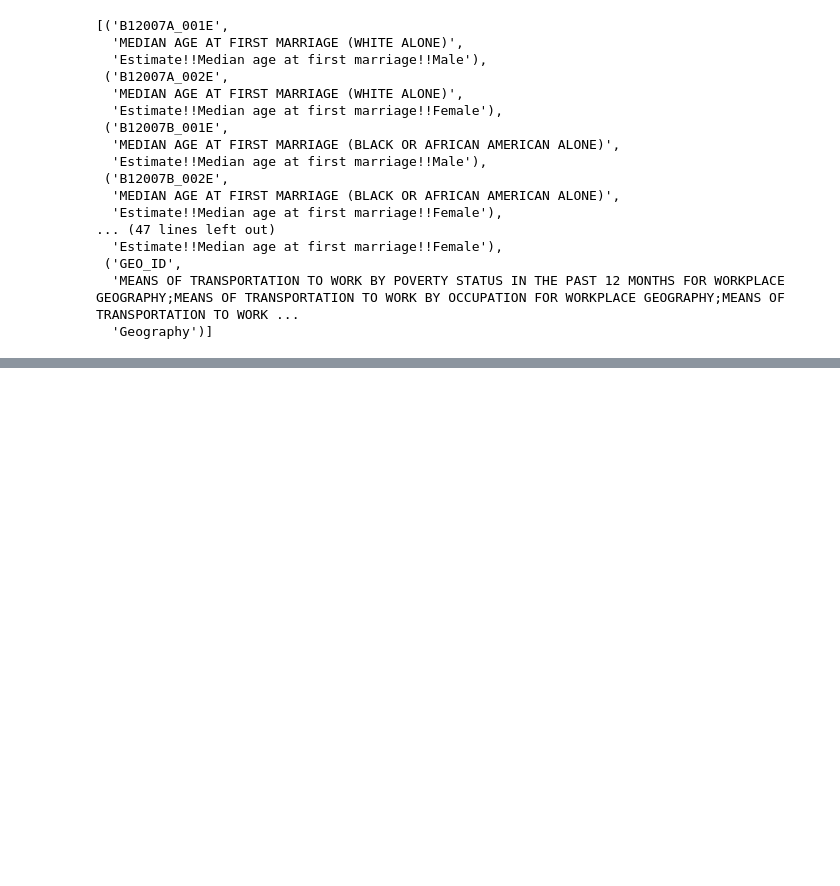
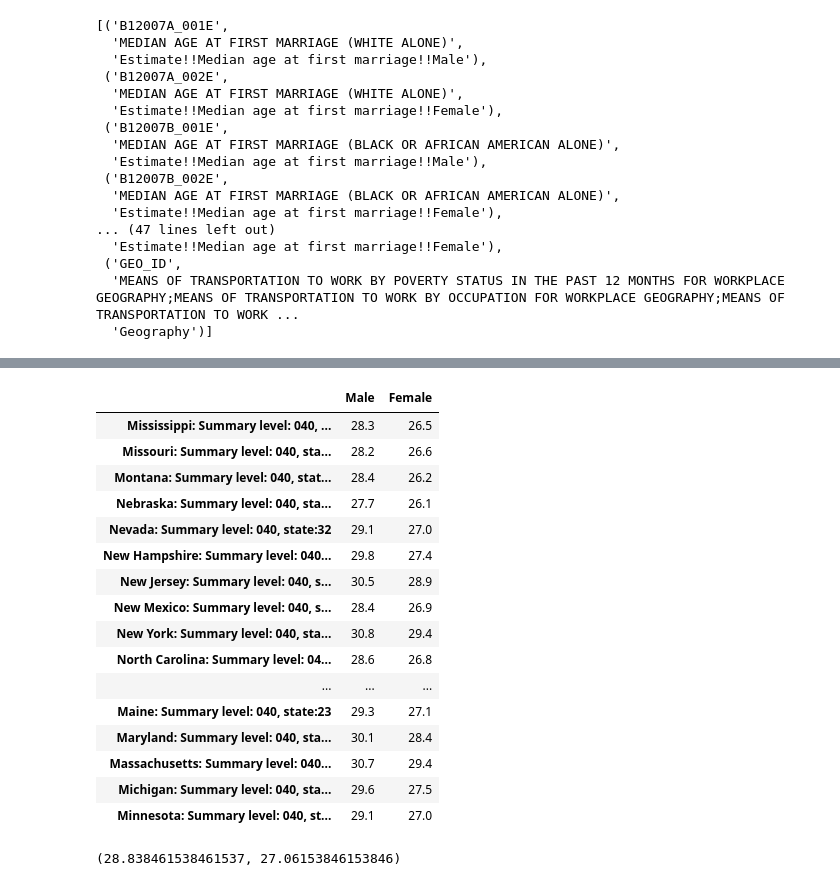
Before and after one commit to asmit-a/pic-16b-project, a Jupyter notebook: Untitled.ipynb, the cells around one changed output, grey strips where cells are left out. Saved outputs shown, nothing was run; the diff lists cells and outputs as text; code cells hidden in the pictures; blank space fills up the shorter version.

```diff
--- a/Untitled.ipynb
+++ b/Untitled.ipynb
@@ -44,0 +87,31 @@ sample
+# %%
+med_age_2015 = censusdata.download('acs5', 2015,
+                   censusdata.censusgeo([('state', '*')]),
+                    ['B12007_001E', 'B12007_002E'])
+# %%
+med_age_2015["Male"] = med_age_2015["B12007_001E"]
+med_age_2015["Female"] = med_age_2015["B12007_002E"]
+med_age_2015 = med_age_2015[["Male", "Female"]]
+med_age_2015
+# %% [output]
+|  | Male | Female |
+| Mississippi: Summary level: 040, ... | 28.3 | 26.5 |
+| Missouri: Summary level: 040, sta... | 28.2 | 26.6 |
+| Montana: Summary level: 040, stat... | 28.4 | 26.2 |
+| Nebraska: Summary level: 040, sta... | 27.7 | 26.1 |
+| Nevada: Summary level: 040, state:32 | 29.1 | 27.0 |
+| New Hampshire: Summary level: 040... | 29.8 | 27.4 |
+| New Jersey: Summary level: 040, s... | 30.5 | 28.9 |
+| New Mexico: Summary level: 040, s... | 28.4 | 26.9 |
+| New York: Summary level: 040, sta... | 30.8 | 29.4 |
+| North Carolina: Summary level: 04... | 28.6 | 26.8 |
+| ... | ... | ... |
+| Maine: Summary level: 040, state:23 | 29.3 | 27.1 |
+| Maryland: Summary level: 040, sta... | 30.1 | 28.4 |
+| Massachusetts: Summary level: 040... | 30.7 | 29.4 |
+| Michigan: Summary level: 040, sta... | 29.6 | 27.5 |
+| Minnesota: Summary level: 040, st... | 29.1 | 27.0 |
+# %%
+med_age_2015["Male"].mean(), med_age_2015["Female"].mean()
+# %% [output]
+(28.838461538461537, 27.06153846153846)
```
Also changed, not shown: parts of 10 cells of this notebook, 2 other files.
